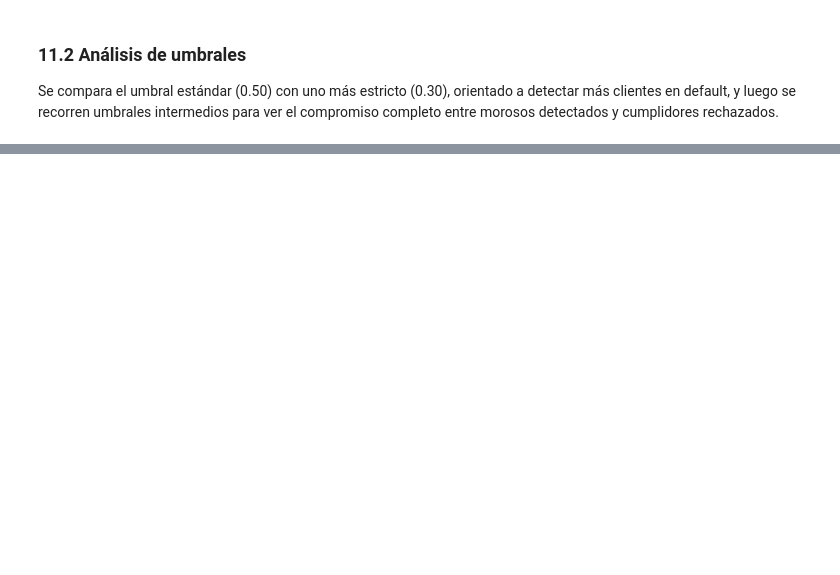
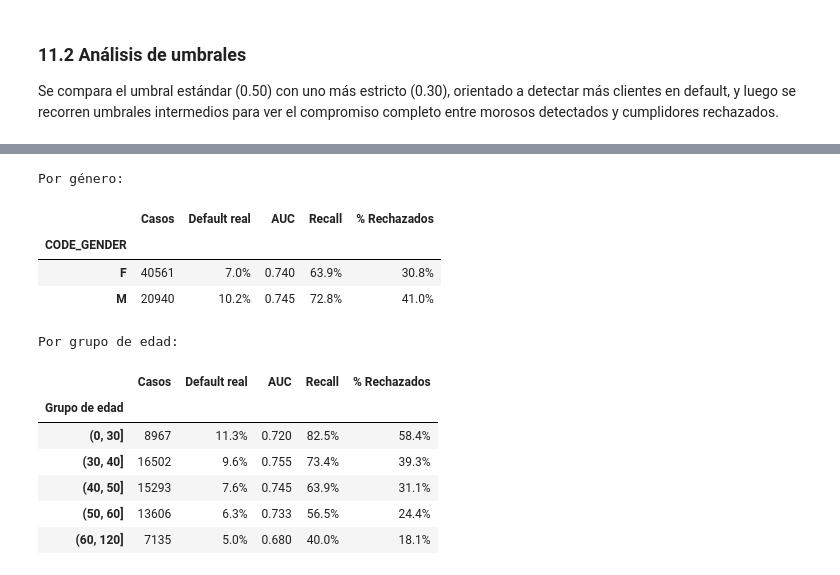
Before and after one commit to LuciaVerdu/Proyecto-Prediccion-de-incumplimiento-crediticio, a Jupyter notebook: Grupo_7_Modulo_Analista.ipynb, the cells around one changed output, grey strips where cells are left out. Drawn from its saved outputs; the diff is of its cells as text; code cells hidden in the pictures; blank space fills up the shorter version.

```diff
--- a/Grupo_7_Modulo_Analista.ipynb
+++ b/Grupo_7_Modulo_Analista.ipynb
@@ -2239,6 +2237,9 @@ for col in nulos_residuales.index:
         train_clean[col] = train_clean[col].fillna('Sin_dato')
 
 print(f"\nNulos totales restantes en train_clean: {train_clean.isnull().sum().sum()}")
+# Medianas de train_clean: se usan para completar los faltantes de test_df
+# con valores aprendidos en el entrenamiento (sección 9)
+medianas_train = train_clean.median(numeric_only=True)
 # %% [output]
 Nulos residuales antes del tratamiento final:
 AMT_ANNUITY                      10
@@ -3377,0 +3375,38 @@ Siguiendo la metodología CRISP-DM, depuramos los datos (tratamiento del dato ce
+# %%
+# Edad y género de los clientes de evaluación: se toman de test_df solo para la auditoría
+aud = test_df.loc[X_test.index, ['CODE_GENDER']].copy()
+aud['YEARS_BIRTH'] = (-test_df.loc[X_test.index, 'DAYS_BIRTH'] / 365.25).round(1)
+aud['y'] = y_test.values
+aud['proba'] = y_pred_proba_abp
+aud['rechazado'] = (aud['proba'] >= 0.50).astype(int)
+aud['Grupo de edad'] = pd.cut(aud['YEARS_BIRTH'], [0, 30, 40, 50, 60, 120])
+
+def resumen(g):
+    return pd.Series({
+        'Casos': len(g),
+        'Default real': f"{g['y'].mean():.1%}",
+        'AUC': round(roc_auc_score(g['y'], g['proba']), 3),
+        'Recall': f"{g.loc[g['y'] == 1, 'rechazado'].mean():.1%}",
+        '% Rechazados': f"{g['rechazado'].mean():.1%}",
+    })
+
+# 'XNA' (género sin dato) tiene muy pocos casos y no permite calcular un AUC
+print("Por género:")
+display(aud[aud['CODE_GENDER'] != 'XNA'].groupby('CODE_GENDER')[['y', 'proba', 'rechazado']].apply(resumen))
+
+print("\nPor grupo de edad:")
+display(aud.groupby('Grupo de edad', observed=True)[['y', 'proba', 'rechazado']].apply(resumen))
+# %% [output]
+Por género:
+|  | Casos | Default real | AUC | Recall | % Rechazados |
+| CODE_GENDER |  |  |  |  |  |
+| F | 40561 | 7.0% | 0.740 | 63.9% | 30.8% |
+| M | 20940 | 10.2% | 0.745 | 72.8% | 41.0% |
+Por grupo de edad:
+|  | Casos | Default real | AUC | Recall | % Rechazados |
+| Grupo de edad |  |  |  |  |  |
+| (0, 30] | 8967 | 11.3% | 0.720 | 82.5% | 58.4% |
+| (30, 40] | 16502 | 9.6% | 0.755 | 73.4% | 39.3% |
+| (40, 50] | 15293 | 7.6% | 0.745 | 63.9% | 31.1% |
+| (50, 60] | 13606 | 6.3% | 0.733 | 56.5% | 24.4% |
+| (60, 120] | 7135 | 5.0% | 0.680 | 40.0% | 18.1% |
```
Also changed, not shown: parts of 55 cells of this notebook.
